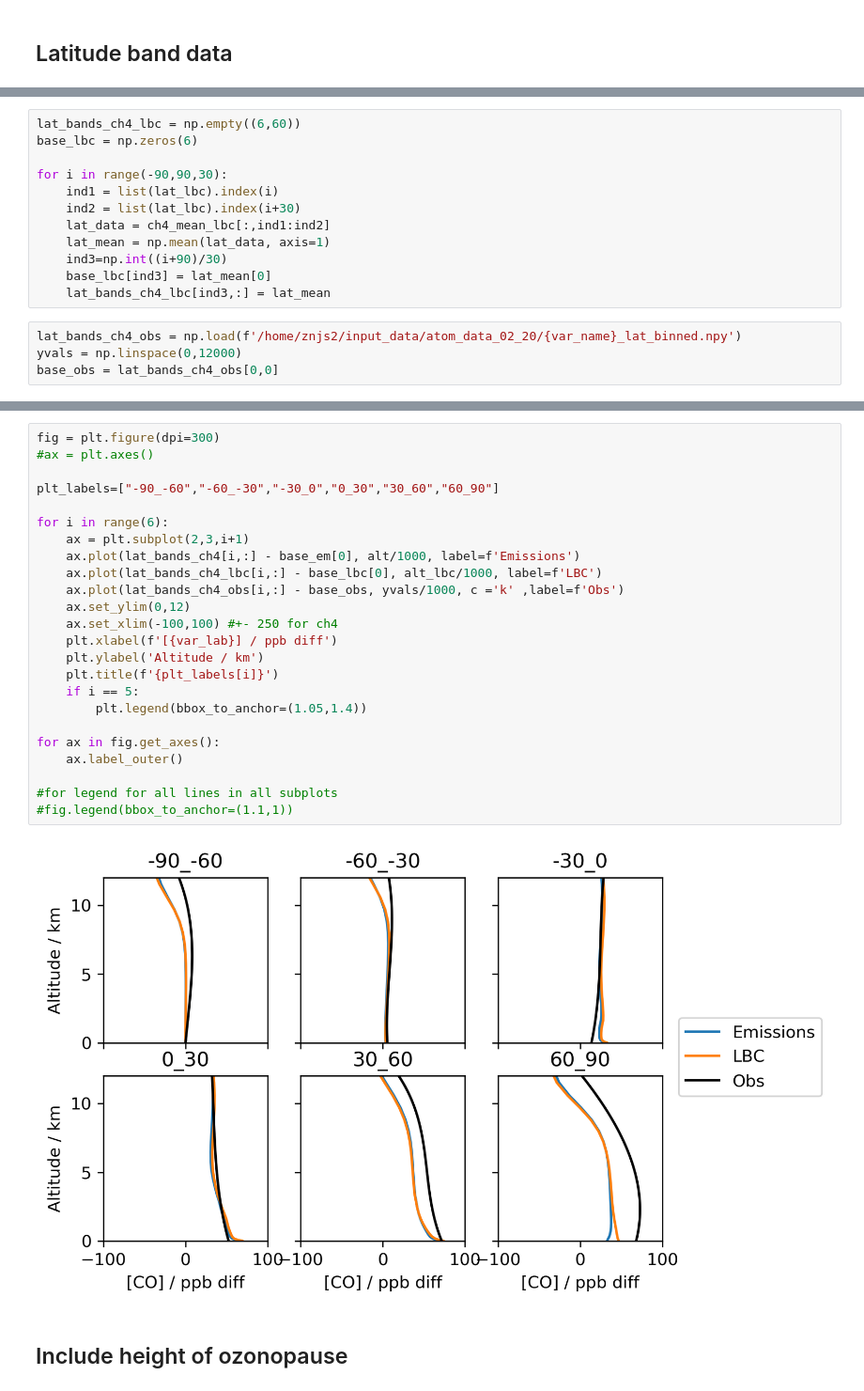
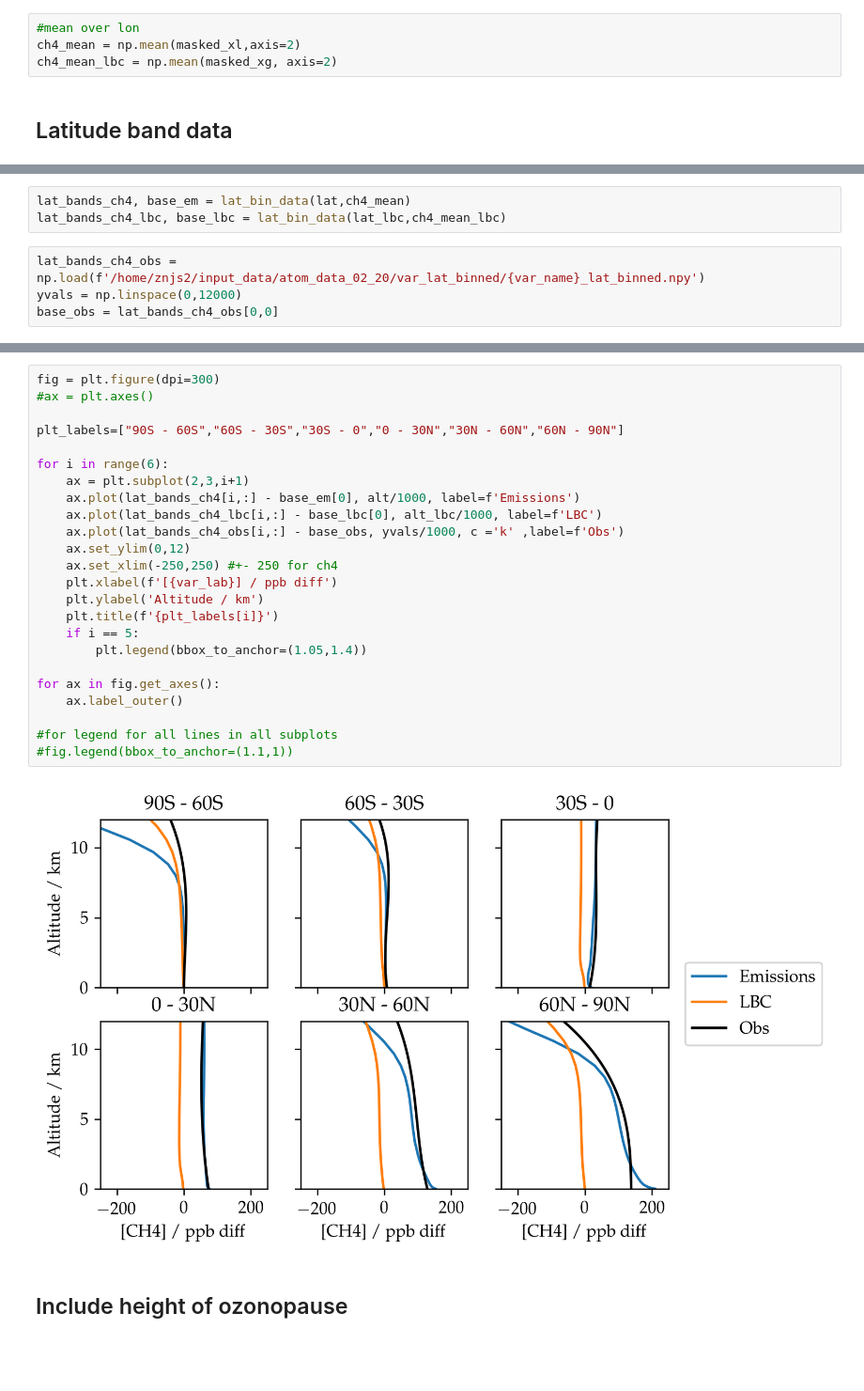
Before and after one commit to zosiast/blueberry_11_19, a Jupyter notebook: basic_plots/ch4_vert_prof_compare.ipynb, the cells around one changed output, grey strips where cells are left out. Shown: that part at 94% size. Saved outputs shown, nothing was run; the diff lists cells and outputs as text; blank space fills up the shorter version.

Commit message:
consolidated ch4 vertical profiles, monthly and with ATom mask

```diff
--- a/basic_plots/ch4_vert_prof_compare.ipynb
+++ b/basic_plots/ch4_vert_prof_compare.ipynb
@@ -47,3 +61,7 @@ ch4_mean_lbc = np.mean(ch4_lbc, axis=(0,3)) #mean over lon and time
+# %%
+#mean over lon
+ch4_mean = np.mean(masked_xl,axis=2)
+ch4_mean_lbc = np.mean(masked_xg, axis=2)
 # %% [markdown]
 ## Latitude band data
 # %%
@@ -65,17 +81,8 @@ print(lat_bands_ch4.shape)
-# %%
-lat_bands_ch4_lbc = np.empty((6,60))
-base_lbc = np.zeros(6)
-
-for i in range(-90,90,30):
-    ind1 = list(lat_lbc).index(i)
-    ind2 = list(lat_lbc).index(i+30)
-    lat_data = ch4_mean_lbc[:,ind1:ind2]
-    lat_mean = np.mean(lat_data, axis=1)
-    ind3=np.int((i+90)/30)
-    base_lbc[ind3] = lat_mean[0]
-    lat_bands_ch4_lbc[ind3,:] = lat_mean
+# %%
+lat_bands_ch4, base_em = lat_bin_data(lat,ch4_mean)
+lat_bands_ch4_lbc, base_lbc = lat_bin_data(lat_lbc,ch4_mean_lbc)
 # %%
-lat_bands_ch4_obs = np.load(f'/home/znjs2/input_data/atom_data_02_20/{var_name}_lat_binned.npy')
+lat_bands_ch4_obs = np.load(f'/home/znjs2/input_data/atom_data_02_20/var_lat_binned/{var_name}_lat_binned.npy')
 yvals = np.linspace(0,12000)
 base_obs = lat_bands_ch4_obs[0,0]
 # %% [markdown]
@@ -83,29 +90,29 @@ Plot vertical profile for CH4 data with latitude bands meaned
 # %%
 fig = plt.figure(dpi=300)
 #ax = plt.axes()
 
-plt_labels=["-90_-60","-60_-30","-30_0","0_30","30_60","60_90"]
+plt_labels=["90S - 60S","60S - 30S","30S - 0","0 - 30N","30N - 60N","60N - 90N"]
 
 for i in range(6):
     ax = plt.subplot(2,3,i+1)
     ax.plot(lat_bands_ch4[i,:] - base_em[0], alt/1000, label=f'Emissions')
     ax.plot(lat_bands_ch4_lbc[i,:] - base_lbc[0], alt_lbc/1000, label=f'LBC')
     ax.plot(lat_bands_ch4_obs[i,:] - base_obs, yvals/1000, c ='k' ,label=f'Obs')
     ax.set_ylim(0,12)
-    ax.set_xlim(-100,100) #+- 250 for ch4
+    ax.set_xlim(-250,250) #+- 250 for ch4
     plt.xlabel(f'[{var_lab}] / ppb diff')
     plt.ylabel('Altitude / km')
     plt.title(f'{plt_labels[i]}')
     if i == 5:
         plt.legend(bbox_to_anchor=(1.05,1.4))
 
 for ax in fig.get_axes():
     ax.label_outer()
 
 #for legend for all lines in all subplots
 #fig.legend(bbox_to_anchor=(1.1,1))
 # %% [output]
-[figure, old version]
+[figure, new version]
 # %% [markdown]
 ## Include height of ozonopause
 # %%
```
Also changed, not shown: parts of 19 cells of this notebook, 1 other file.
